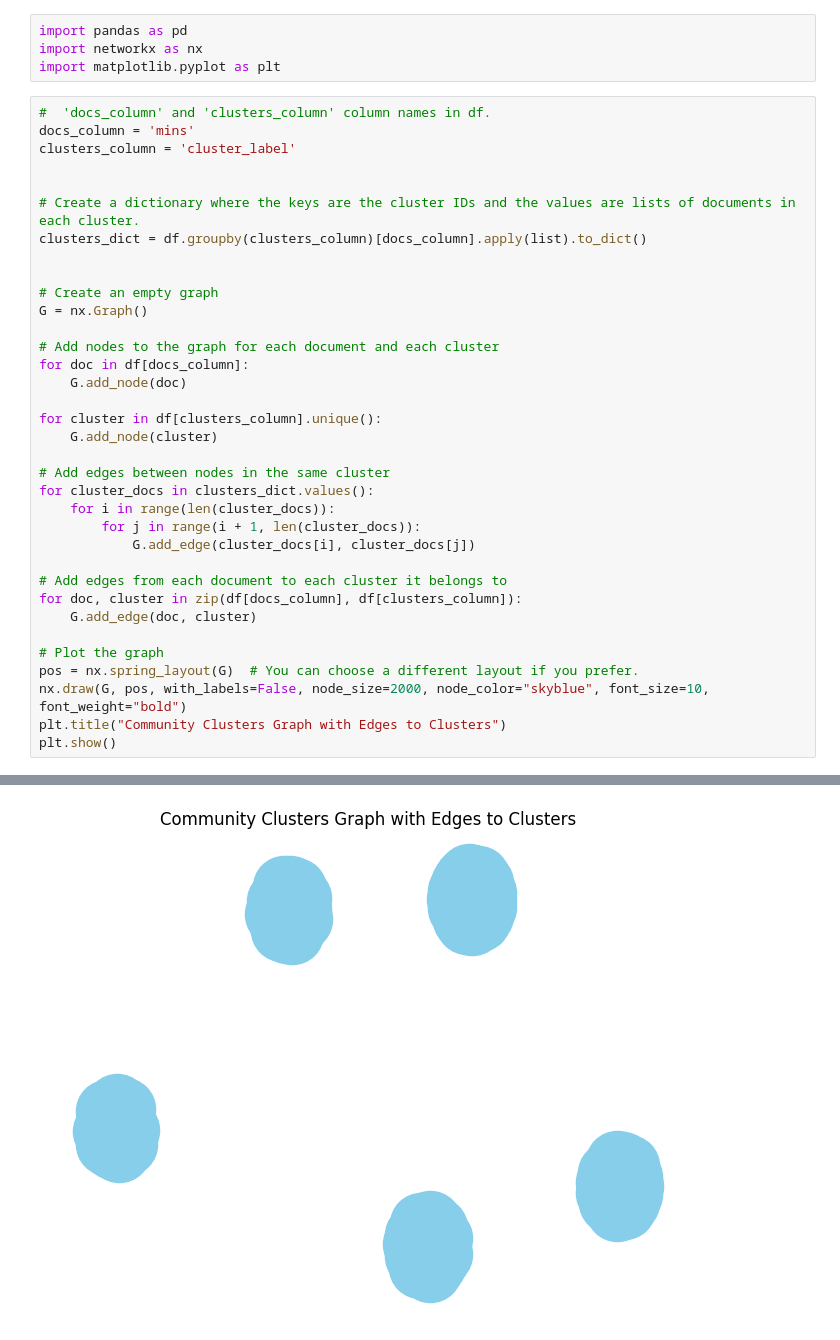
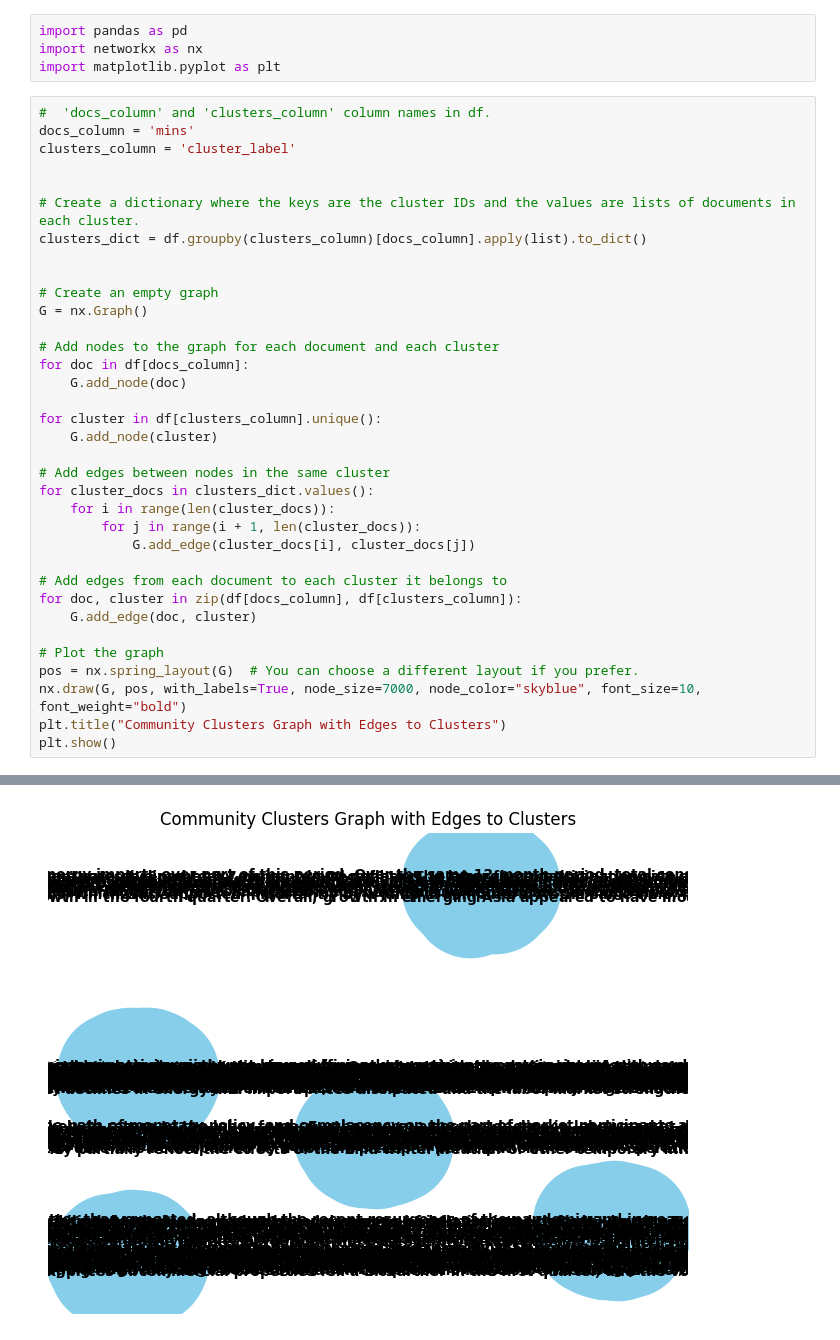
Before and after one commit to gregsholden/NLP_Portfolio, a Jupyter notebook: Sim_Cluster_Fed_NLP_TF_USE.ipynb, the cells around one changed output, grey strips where cells are left out. Drawn from its saved outputs; the diff is of its cells as text.

```diff
--- a/Sim_Cluster_Fed_NLP_TF_USE.ipynb
+++ b/Sim_Cluster_Fed_NLP_TF_USE.ipynb
@@ -281,7 +281,7 @@ for doc, cluster in zip(df[docs_column], df[clusters_column]):
 
 # Plot the graph
 pos = nx.spring_layout(G)  # You can choose a different layout if you prefer.
-nx.draw(G, pos, with_labels=False, node_size=2000, node_color="skyblue", font_size=10, font_weight="bold")
+nx.draw(G, pos, with_labels=True, node_size=7000, node_color="skyblue", font_size=10, font_weight="bold")
 plt.title("Community Clusters Graph with Edges to Clusters")
 plt.show()
 # %% [output]
@@ -288,4 +300,4 @@ plt.show()
-[figure, old version]
+[figure, new version]
 # %%
 import pandas as pd
 import networkx as nx
```
Also changed, not shown: parts of 3 cells of this notebook.
